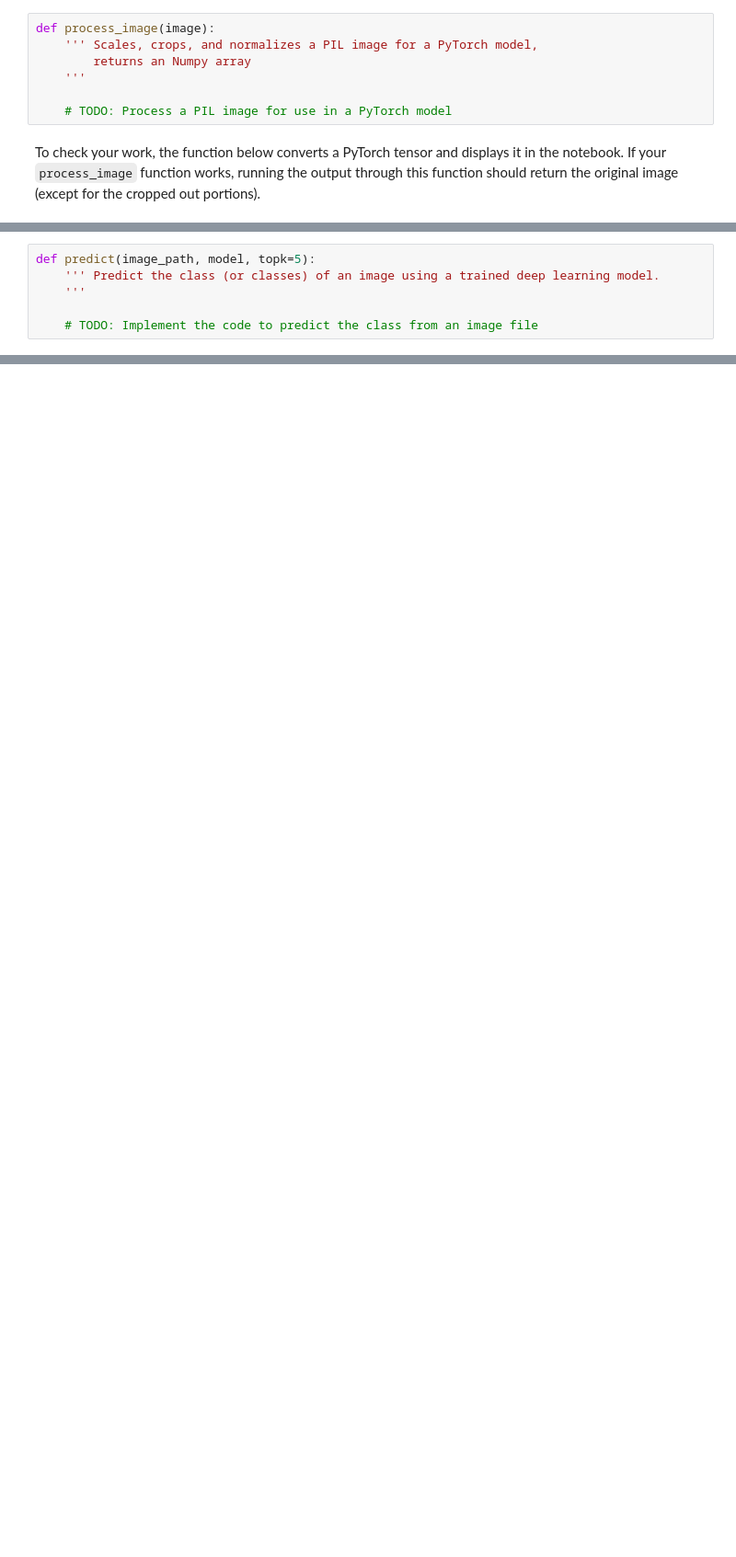
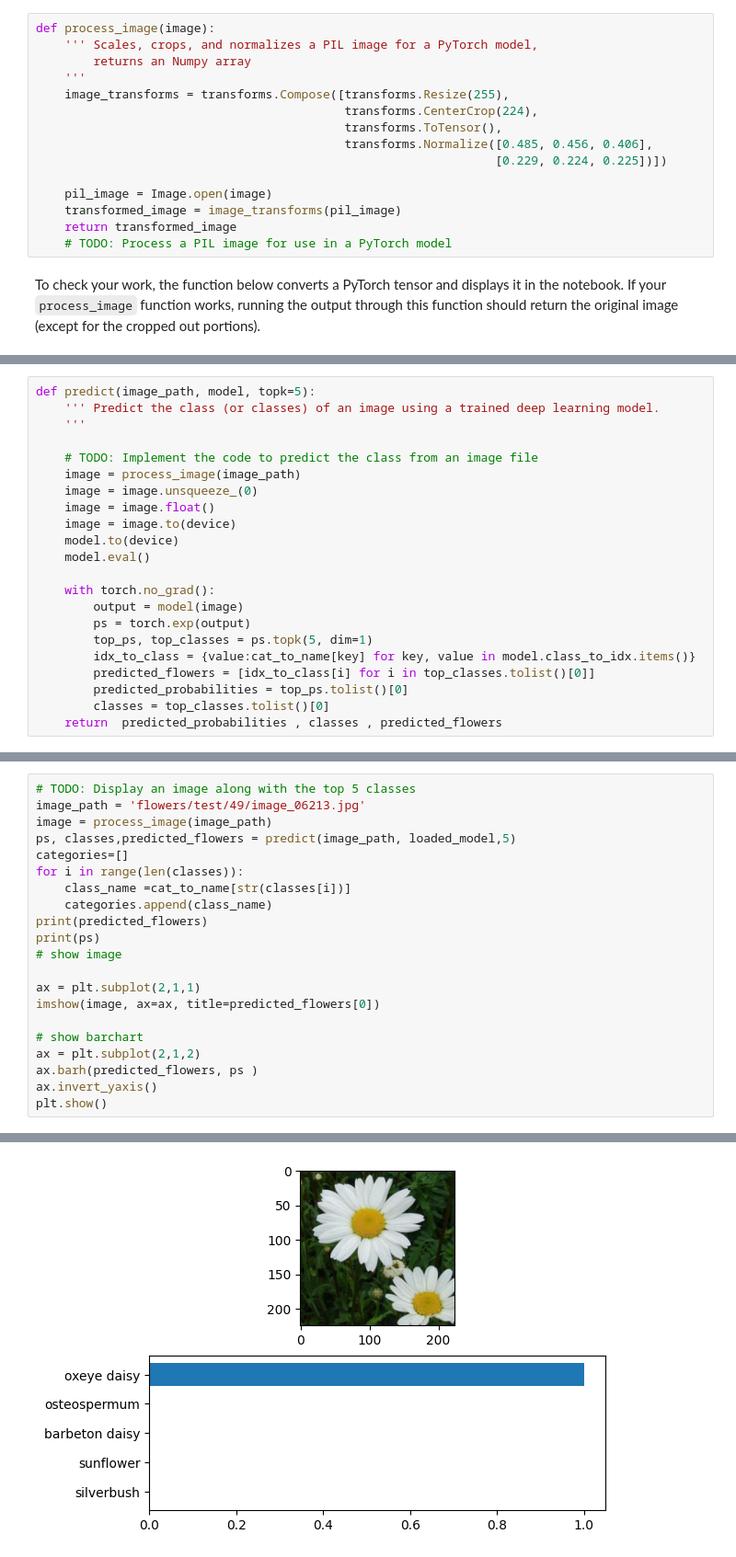
Before and after one commit to sidahmed-faisal/Flowers-Pytorch-Classifier, a Jupyter notebook: Image Classifier Project.ipynb, the cells around one changed output, grey strips where cells are left out. Shown: that part at 92% size. Drawn from its saved outputs; the diff is of its cells as text; blank space fills up the shorter version.

```diff
--- a/Image Classifier Project.ipynb
+++ b/Image Classifier Project.ipynb
@@ -159,7 +442,15 @@ def process_image(image):
     ''' Scales, crops, and normalizes a PIL image for a PyTorch model,
         returns an Numpy array
     '''
+    image_transforms = transforms.Compose([transforms.Resize(255),
+                                           transforms.CenterCrop(224),
+                                           transforms.ToTensor(),
+                                           transforms.Normalize([0.485, 0.456, 0.406],
+                                                                [0.229, 0.224, 0.225])])
 
+    pil_image = Image.open(image)
+    transformed_image = image_transforms(pil_image)
+    return transformed_image
     # TODO: Process a PIL image for use in a PyTorch model
 # %% [markdown]
 To check your work, the function below converts a PyTorch tensor and displays it in the notebook. If your `process_image` function works, running the output through this function should return the original image (except for the cropped out portions).
@@ -206,3 +497,19 @@ def predict(image_path, model, topk=5):
     '''
 
     # TODO: Implement the code to predict the class from an image file
+    image = process_image(image_path)
+    image = image.unsqueeze_(0)
+    image = image.float()
+    image = image.to(device)
+    model.to(device)
+    model.eval()
+
+    with torch.no_grad():
+        output = model(image)
+        ps = torch.exp(output)
+        top_ps, top_classes = ps.topk(5, dim=1)
+        idx_to_class = {value:cat_to_name[key] for key, value in model.class_to_idx.items()}
+        predicted_flowers = [idx_to_class[i] for i in top_classes.tolist()[0]]
+        predicted_probabilities = top_ps.tolist()[0]
+        classes = top_classes.tolist()[0]
+    return  predicted_probabilities , classes , predicted_flowers
@@ -218,0 +566,22 @@ You can convert from the class integer encoding to actual flower names with the
+# %%
+# TODO: Display an image along with the top 5 classes
+image_path = 'flowers/test/49/image_06213.jpg'
+image = process_image(image_path)
+ps, classes,predicted_flowers = predict(image_path, loaded_model,5)
+categories=[]
+for i in range(len(classes)):
+    class_name =cat_to_name[str(classes[i])]
+    categories.append(class_name)
+print(predicted_flowers)
+print(ps)
+# show image
+
+ax = plt.subplot(2,1,1)
+imshow(image, ax=ax, title=predicted_flowers[0])
+
+# show barchart
+ax = plt.subplot(2,1,2)
+ax.barh(predicted_flowers, ps )
+ax.invert_yaxis()
+plt.show()
+# %% [output]
@@ -218,0 +590 @@ You can convert from the class integer encoding to actual flower names with the
+[figure, added]
```
Also changed, not shown: parts of 28 cells of this notebook, 1 other file.
